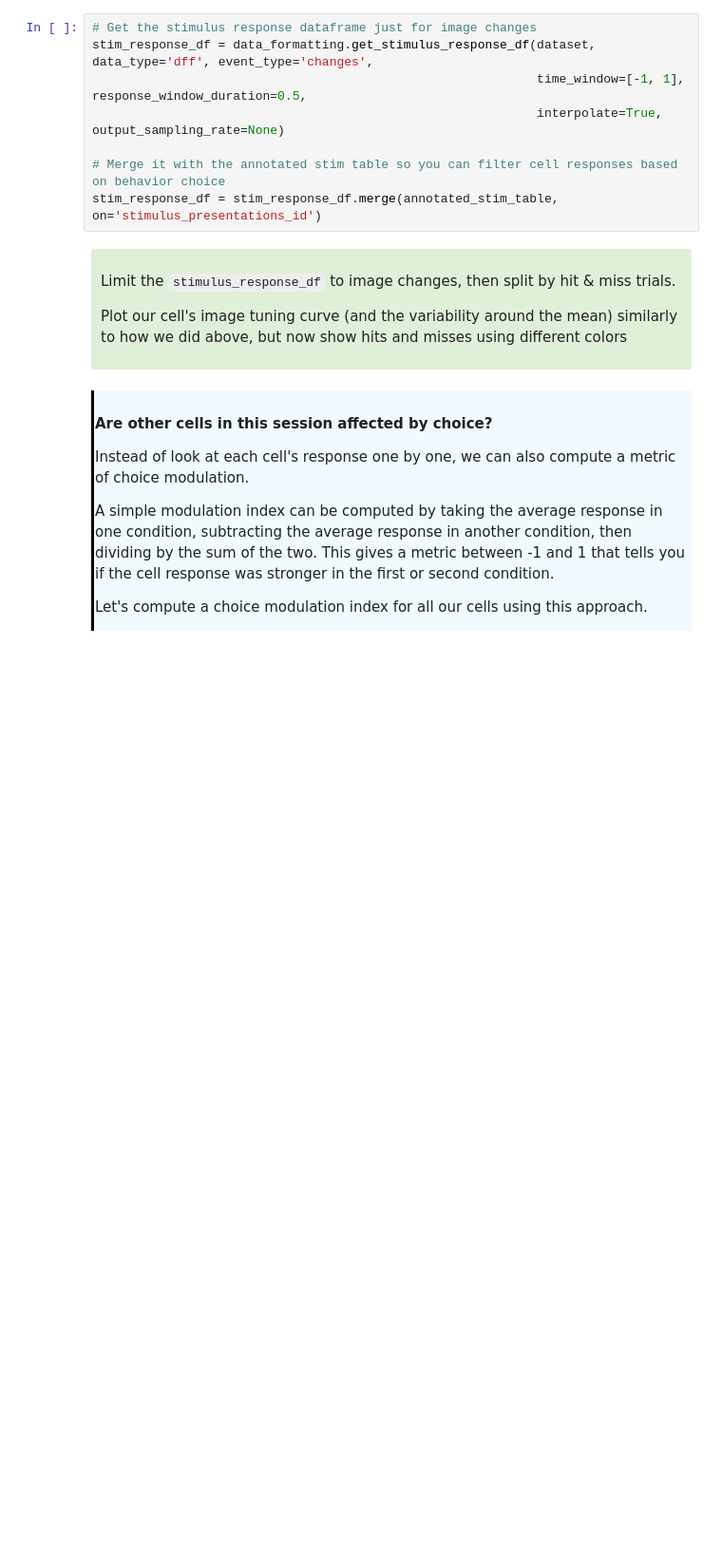
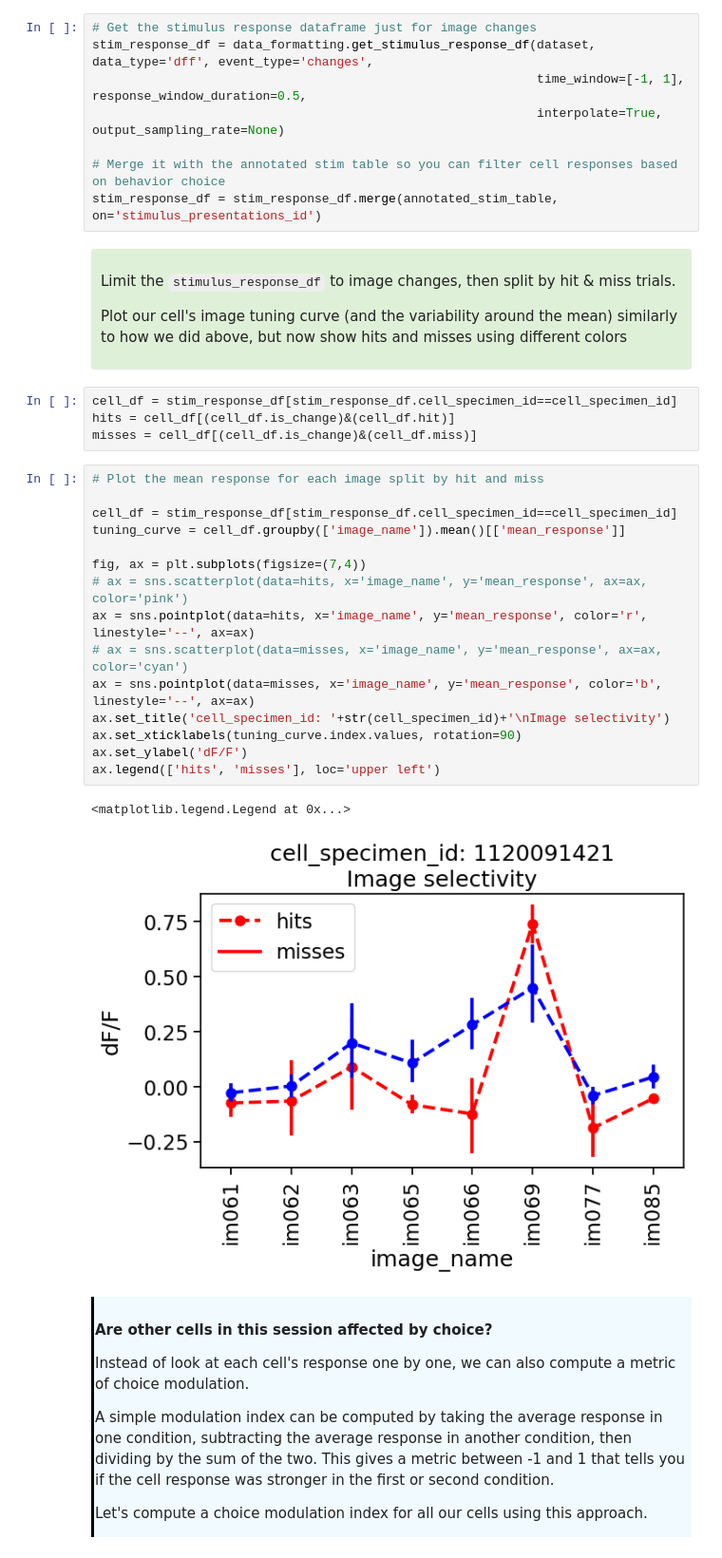
Before and after one commit to mattjdavis/SWDB_2024_Physiology, a Jupyter notebook: code/dev/SWDB2024_Day2_Workshop1_parts1-2.ipynb, the cells around one changed output. Shown at 95% size. Drawn from its saved outputs; the diff is of its cells as text; blank space fills up the shorter version.

Commit message:
add hits v misses

```diff
--- a/code/dev/SWDB2024_Day2_Workshop1_parts1-2.ipynb
+++ b/code/dev/SWDB2024_Day2_Workshop1_parts1-2.ipynb
@@ -1461,6 +1461,28 @@ stim_response_df = stim_response_df.merge(annotated_stim_table, on='stimulus_pre
 Limit the `stimulus_response_df` to image changes, then split by hit & miss trials.
 
 Plot our cell's image tuning curve (and the variability around the mean) similarly to how we did above, but now show hits and misses using different colors
+# %%
+cell_df = stim_response_df[stim_response_df.cell_specimen_id==cell_specimen_id]
+hits = cell_df[(cell_df.is_change)&(cell_df.hit)]
+misses = cell_df[(cell_df.is_change)&(cell_df.miss)]
+# %%
+# Plot the mean response for each image split by hit and miss
+
+cell_df = stim_response_df[stim_response_df.cell_specimen_id==cell_specimen_id]
+tuning_curve = cell_df.groupby(['image_name']).mean()[['mean_response']]
+
+fig, ax = plt.subplots(figsize=(7,4))
+# ax = sns.scatterplot(data=hits, x='image_name', y='mean_response', ax=ax, color='pink')
+ax = sns.pointplot(data=hits, x='image_name', y='mean_response', color='r', linestyle='--', ax=ax)
+# ax = sns.scatterplot(data=misses, x='image_name', y='mean_response', ax=ax, color='cyan')
+ax = sns.pointplot(data=misses, x='image_name', y='mean_response', color='b', linestyle='--', ax=ax)
+ax.set_title('cell_specimen_id: '+str(cell_specimen_id)+'\nImage selectivity')
+ax.set_xticklabels(tuning_curve.index.values, rotation=90)
+ax.set_ylabel('dF/F')
+ax.legend(['hits', 'misses'], loc='upper left')
+# %% [output]
+<matplotlib.legend.Legend at 0x...>
+[figure, added]
 # %% [markdown]
 <div style="border-left: 3px solid #000; padding: 1px; padding-left: 10px; background: #F0FAFF; ">
 <p>
```
Also changed, not shown: parts of 3 cells of this notebook.
